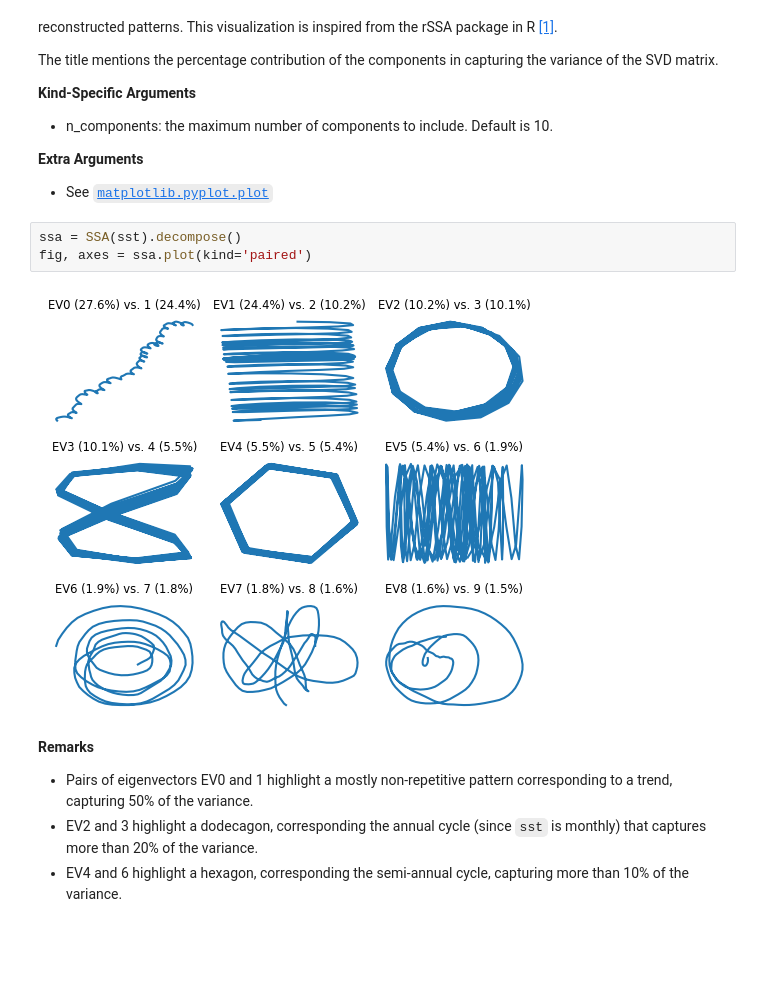
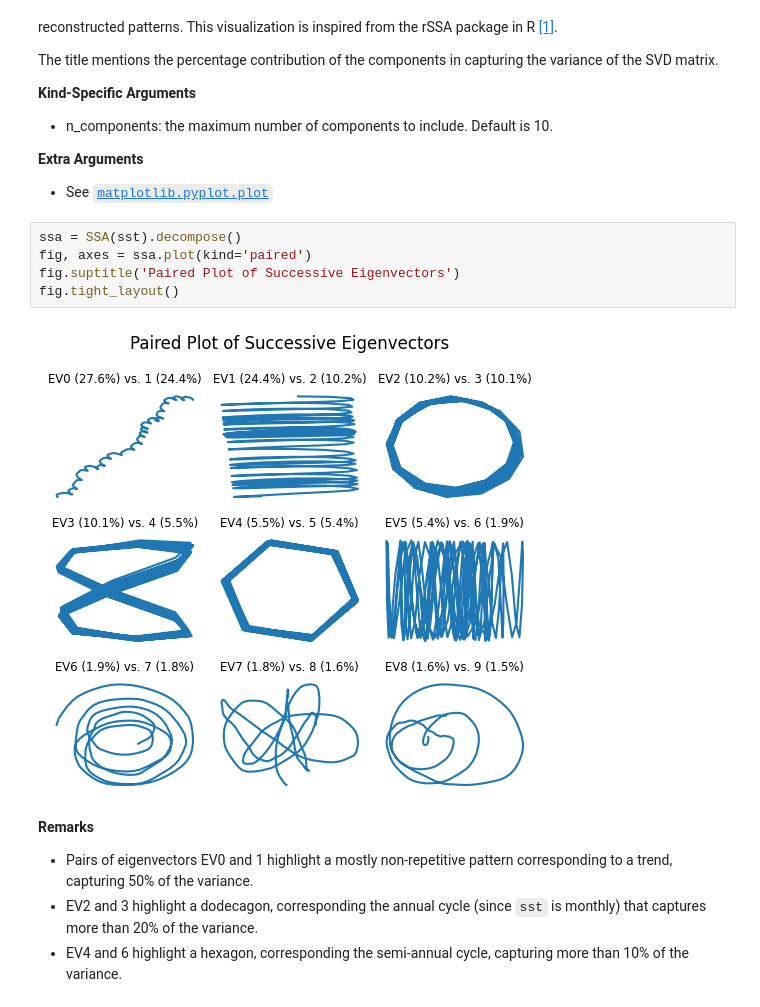
Before and after one commit to ADSCIAN/ssalib, a Jupyter notebook: notebooks/02_ssa_plotting_guide.ipynb, the cells around one changed output. Cells and saved outputs as stored; diff of their text form; blank space fills up the shorter version.

```diff
--- a/notebooks/02_ssa_plotting_guide.ipynb
+++ b/notebooks/02_ssa_plotting_guide.ipynb
@@ -89,8 +100,10 @@ The title mentions the percentage contribution of the components in capturing th
 # %%
 ssa = SSA(sst).decompose()
 fig, axes = ssa.plot(kind='paired')
+fig.suptitle('Paired Plot of Successive Eigenvectors')
+fig.tight_layout()
 # %% [output]
-[figure, old version]
+[figure, new version]
 # %% [markdown]
 **Remarks**
 * Pairs of eigenvectors EV0 and 1 highlight a mostly non-repetitive pattern corresponding to a trend, capturing 50% of the variance.
```
Also changed, not shown: parts of 9 cells of this notebook, 4 other files.
